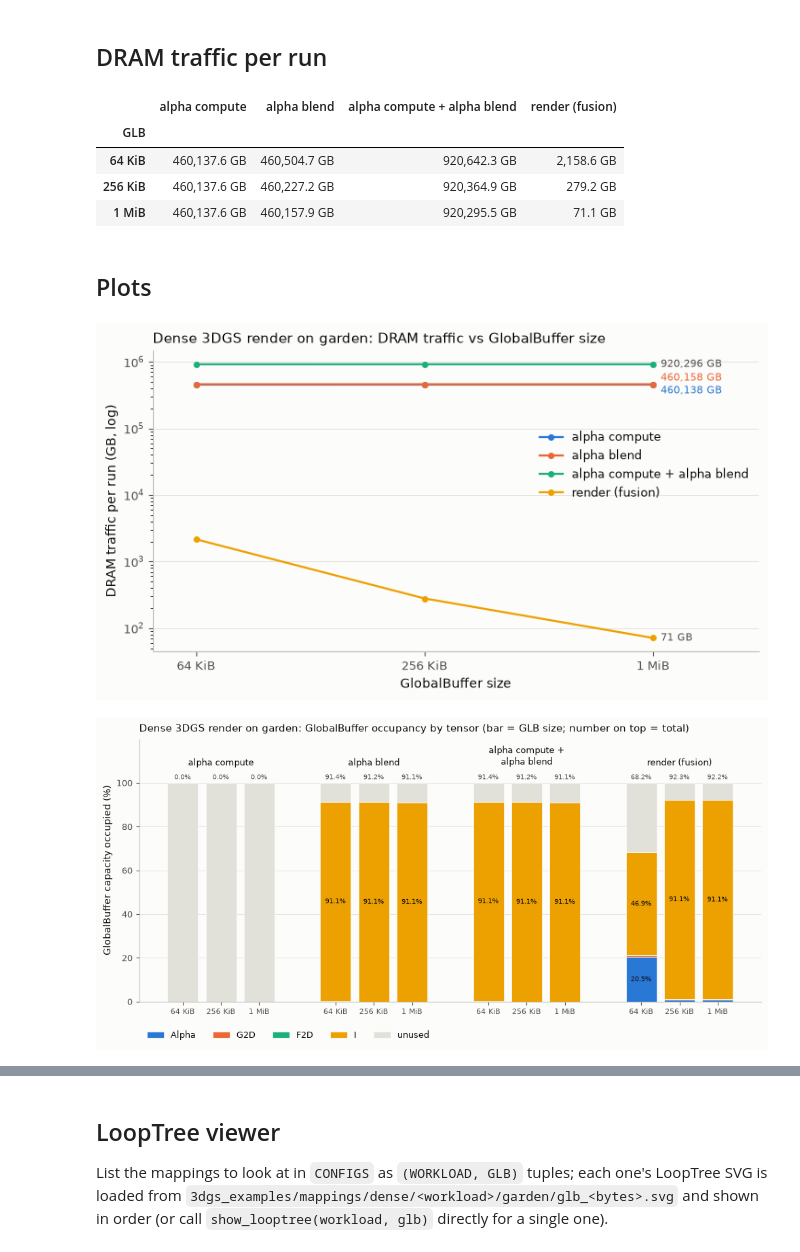
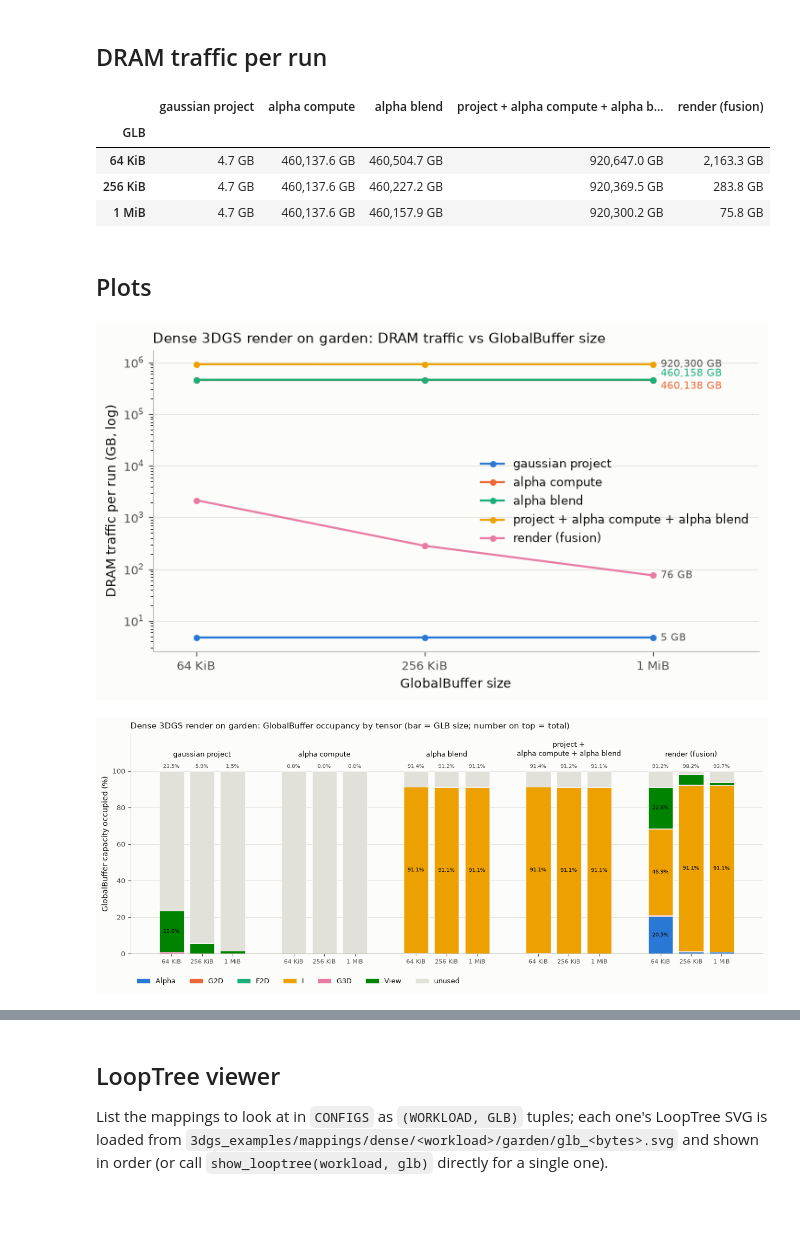
Before and after one commit to Itachi6912110/accelforge, a Jupyter notebook: notebooks/3dgs/dense/basic_arch_analysis.ipynb, the cells around one changed output, grey strips where cells are left out. Cells and saved outputs as stored; diff of their text form; code cells hidden in the pictures; blank space fills up the shorter version.

```diff
--- a/notebooks/3dgs/dense/basic_arch_analysis.ipynb
+++ b/notebooks/3dgs/dense/basic_arch_analysis.ipynb
@@ -137,7 +142,7 @@ def load_workload(wl):
     return yaml.safe_load(jinja2.Template(text).render())["workload"]
 
 wls = {wl: load_workload(wl) for wl in WORKLOADS}
-space = wls["render"]["iteration_space_shape"]  # superset: both Einsums
+space = wls["render"]["iteration_space_shape"]  # superset: all three Einsums
 MEANING = {"v": "view (camera)", "g": "Gaussian", "pu": "pixel row", "pv": "pixel column"}
 
 def rank_size(bound):  # "0 <= v < 185" -> 185
@@ -159,7 +164,7 @@ for wl, w in wls.items():
 
 def role(t):
     if t["produced"] and t["consumed"]:
-        return "intermediate (fused in render)"
+        return "intermediate (in render)"
     return "output" if t["produced"] else "input"
 
 tensor_rows = []
@@ -207,7 +215,8 @@ streams DRAM ↔ array and is never placed in the GLB.
 # %%
 occ = {wl: {g: row[wl][g]["glb_occupancy_bytes"] for g in GLBS} for wl in WORKLOADS}
-occ["pair"] = {g: {t: max(occ["alpha_compute"][g].get(t, 0.0), occ["alpha_blend"][g].get(t, 0.0))
-                   for t in TENSORS} for g in GLBS}
+# unfused stages time-share the buffer: its peak is the fullest stage's footprint
+peak_stage = {g: max(STAGES, key=lambda s: sum(occ[s][g].values())) for g in GLBS}
+occ["unfused"] = {g: dict(occ[peak_stage[g]][g]) for g in GLBS}
 
 occ_pct = pd.DataFrame([
     {"group": GROUPS[k], "GLB": kib(g),
@@ -215,5 +224,6 @@ occ_pct = pd.DataFrame([
     for k in GROUPS for g in GLBS])
 occ_pct["total"] = occ_pct[TENSORS].sum(axis=1)
 occ_pct["unused"] = 100 - occ_pct["total"]
+occ_pct["peak stage"] = [peak_stage[g] if k == "unfused" else "" for k in GROUPS for g in GLBS]
 occ_pct.style.format({c: "{:.2f}" for c in TENSORS + ["total", "unused"]}).hide(axis="index")
 # %% [output]
@@ -234,21 +247,22 @@ occ_pct.style.format({c: "{:.2f}" for c in TENSORS + ["total", "unused"]}).hide(
 ## DRAM traffic per run
 # %%
 dram = {wl: [row[wl][g]["dram_bytes"] for g in GLBS] for wl in WORKLOADS}
-dram["pair"] = [a + b for a, b in zip(dram["alpha_compute"], dram["alpha_blend"])]
+dram["unfused"] = [sum(dram[s][i] for s in STAGES) for i in range(len(GLBS))]
 pd.DataFrame({GROUPS[k]: [d / 1e9 for d in dram[k]] for k in GROUPS},
              index=[kib(g) for g in GLBS]).rename_axis("GLB").style.format("{:,.1f} GB")
 # %% [output]
-|  | alpha compute | alpha blend | alpha compute + alpha blend | render (fusion) |
-| GLB |  |  |  |  |
-| 64 KiB | 460,137.6 GB | 460,504.7 GB | 920,642.3 GB | 2,158.6 GB |
-| 256 KiB | 460,137.6 GB | 460,227.2 GB | 920,364.9 GB | 279.2 GB |
-| 1 MiB | 460,137.6 GB | 460,157.9 GB | 920,295.5 GB | 71.1 GB |
+|  | gaussian project | alpha compute | alpha blend | project + alpha compute + alpha b... | render (fusion) |
+| GLB |  |  |  |  |  |
+| 64 KiB | 4.7 GB | 460,137.6 GB | 460,504.7 GB | 920,647.0 GB | 2,163.3 GB |
+| 256 KiB | 4.7 GB | 460,137.6 GB | 460,227.2 GB | 920,369.5 GB | 283.8 GB |
+| 1 MiB | 4.7 GB | 460,137.6 GB | 460,157.9 GB | 920,300.2 GB | 75.8 GB |
 # %% [markdown]
 ## Plots
 # %%
 SURFACE, INK, INK2, GRID, AXIS = "#fcfcfb", "#0b0b0b", "#52514e", "#e1e0d9", "#c3c2b7"
-SERIES = ["#2a78d6", "#eb6834", "#1baf7a", "#eda100"]
-TCOLOR = dict(zip(TENSORS, SERIES))
+# categorical slots 1-6: blue, orange, aqua, yellow, magenta, green
+SERIES = ["#2a78d6", "#eb6834", "#1baf7a", "#eda100", "#e87ba4", "#008300"]
+TCOLOR = dict(zip(TENSORS, SERIES))  # Alpha, G2D, F2D, I keep slots 1-4; G3D, View take 5-6
 GCOLOR = dict(zip(GROUPS, SERIES))
 
 def style(ax):
@@ -278,47 +292,47 @@ ax.set_xlabel("GlobalBuffer size", color=INK)
 ax.set_ylabel("DRAM traffic per run (GB, log)", color=INK)
 ax.set_title(f"Dense 3DGS render on {SCENE}: DRAM traffic vs GlobalBuffer size",
              color=INK, fontsize=11, loc="left")
-ax.legend(frameon=False, fontsize=9, labelcolor=INK, loc="center right", bbox_to_anchor=(1.0, 0.62))
+ax.legend(frameon=False, fontsize=9, labelcolor=INK, loc="center right", bbox_to_anchor=(1.0, 0.5))
 fig.tight_layout()
 plt.show()
 # %% [output]
-[figure, old version]
+[figure, new version]
 # %%
-# Plot 2: GLB occupancy breakdown, 4 groups x one stacked bar per GLB size
-fig, ax = plt.subplots(figsize=(10, 5), facecolor=SURFACE)
+# Plot 2: GLB occupancy breakdown, 5 groups x one stacked bar per GLB size
+fig, ax = plt.subplots(figsize=(12.5, 5.2), facecolor=SURFACE)
 style(ax)
 xs, xlabels = [], []
 for gi, k in enumerate(GROUPS):
     for bi, g in enumerate(GLBS):
         x = gi * (len(GLBS) + 1) + bi
         xs.append(x); xlabels.append(kib(g))
         bottom = 0.0
         for t in TENSORS:
             pct = 100 * occ[k][g].get(t, 0.0) / g
             ax.bar(x, pct, 0.8, bottom=bottom, color=TCOLOR[t], edgecolor=SURFACE, linewidth=0.5,
                    label=t if (gi, bi) == (0, 0) else None)
             if pct >= 6:
                 ax.text(x, bottom + pct / 2, f"{pct:.1f}%", ha="center", va="center", fontsize=7.5, color=INK)
             bottom += pct
         ax.bar(x, 100 - bottom, 0.8, bottom=bottom, color=GRID, edgecolor=SURFACE, linewidth=0.5,
                label="unused" if (gi, bi) == (0, 0) else None)
         ax.text(x, 101, f"{bottom:.1f}%", ha="center", va="bottom", fontsize=7, color=INK2)
-    ax.text(gi * (len(GLBS) + 1) + (len(GLBS) - 1) / 2, 107, GROUPS[k].replace(" + ", " +\n"),
+    ax.text(gi * (len(GLBS) + 1) + (len(GLBS) - 1) / 2, 107, GROUPS[k].replace("project + ", "project +\n"),
             ha="center", va="bottom", fontsize=9.5, color=INK)
 ax.set_xticks(xs, xlabels, fontsize=8)
 ax.set_ylim(0, 120)
 ax.set_yticks(range(0, 101, 20))
 ax.set_ylabel("GlobalBuffer capacity occupied (%)", color=INK)
 ax.set_title(f"Dense 3DGS render on {SCENE}: GlobalBuffer occupancy by tensor (bar = GLB size; "
              "number on top = total)", color=INK, fontsize=11, loc="left", pad=8)
-ax.legend(frameon=False, fontsize=9, labelcolor=INK, ncol=5, loc="upper left", bbox_to_anchor=(0, -0.08))
+ax.legend(frameon=False, fontsize=9, labelcolor=INK, ncol=7, loc="upper left", bbox_to_anchor=(0, -0.08))
 fig.tight_layout()
 plt.show()
-# exact per-segment percentages (G2D / F2D are too thin to label on the bars)
+# exact per-segment percentages (G2D / F2D / G3D are too thin to label on the bars)
 occ_pct.pivot_table(index="group", columns="GLB", values=TENSORS, sort=False)[TENSORS] \
     .reindex(columns=[kib(g) for g in GLBS], level=1).style.format("{:.2f}")
 # %% [output]
-[figure, old version]
+[figure, new version]
 |  | Alpha |  |  | G2D |  |  | F2D |  |  | I |  | ... |
 | GLB | 64 KiB | 256 KiB | 1 MiB | 64 KiB | 256 KiB | 1 MiB | 64 KiB | 256 KiB | 1 MiB | 64 KiB | 256 KiB | ... |
 | group |  |  |  |  |  |  |  |  |  |  |  | ... |
```
Also changed, not shown: parts of 10 cells of this notebook, 30 other files.
